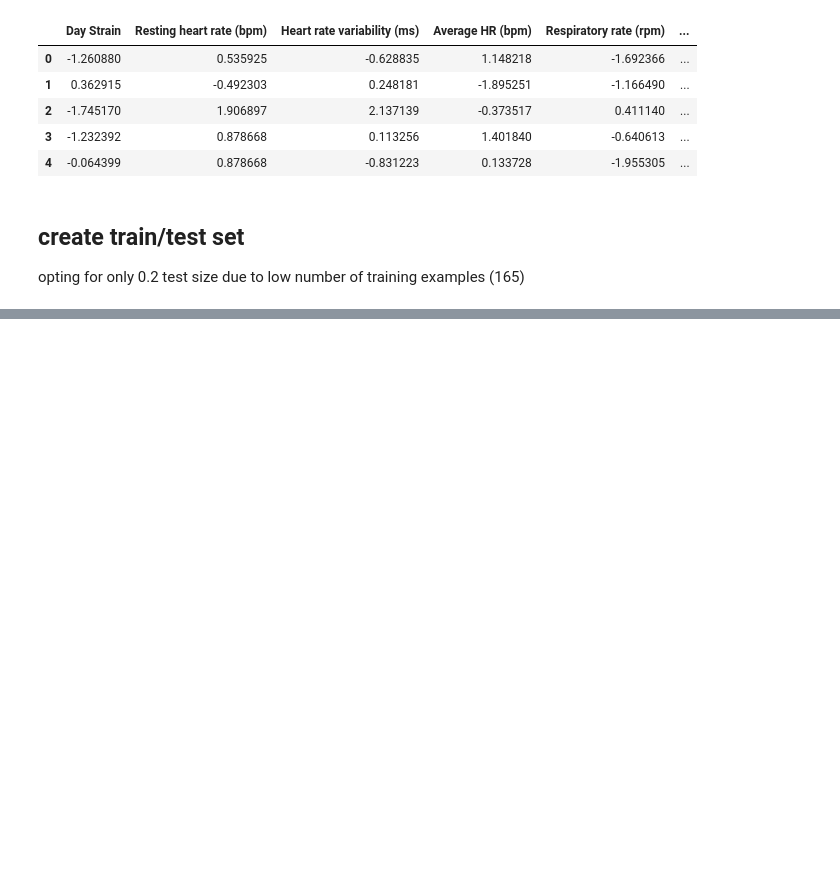
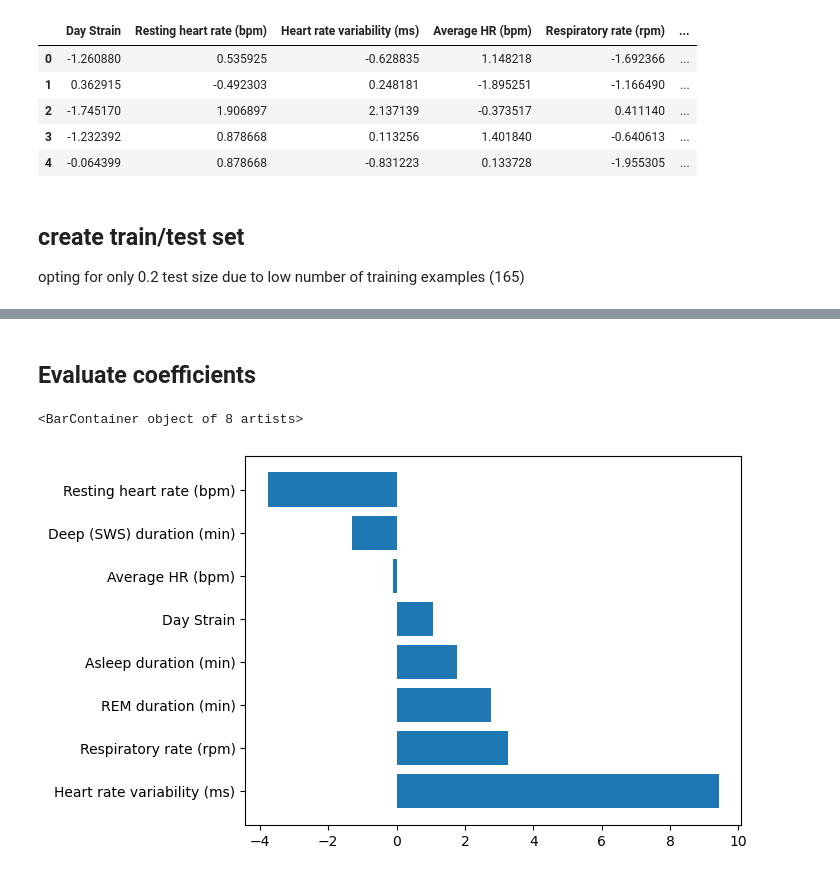
Before and after one commit to mawlodarski/whoop_recovery_predictor, a Jupyter notebook: code/model.ipynb, the cells around one changed output, grey strips where cells are left out. Cells and saved outputs as stored; diff of their text form; code cells hidden in the pictures; blank space fills up the shorter version.

```diff
--- a/code/model.ipynb
+++ b/code/model.ipynb
@@ -52,7 +52,5 @@ print(X_train.shape, X_test.shape, y_train.shape, y_test.shape)
 from sklearn.linear_model import LinearRegression
 
 lin_reg = LinearRegression() #create linear regression model instance
-#lin_reg.fit(X_train, y_train)
-print(X_train.isnull().sum())
-print(y_train.isnull().sum())
+lin_reg.fit(X_train, y_train)
 # %% [output]
@@ -68,0 +103,7 @@ dtype: int64
+# %%
+#the magnitude of the features indicates how significantly they affect the target variable y
+coeffs = {}
+for feature, coef in zip(X_train.columns, lin_reg.coef_):
+    coeffs[feature] = coef
+sorted_coeffs = dict(sorted(coeffs.items(), key=lambda item: item[1], reverse=True)) # sort dict by descending values
+sorted_coeffs
@@ -68,0 +119,12 @@ dtype: int64
+# %% [markdown]
+## Evaluate coefficients
+# %%
+import matplotlib.pyplot as plt
+#bar plot of coefficients
+features = [item[0] for item in sorted_coeffs.items()]
+values = [item[1] for item in sorted_coeffs.items()]
+
+plt.barh(features, values)
+# %% [output]
+<BarContainer object of 8 artists>
+[figure, added]
```
Also changed, not shown: parts of 15 cells of this notebook, 1 other file.
